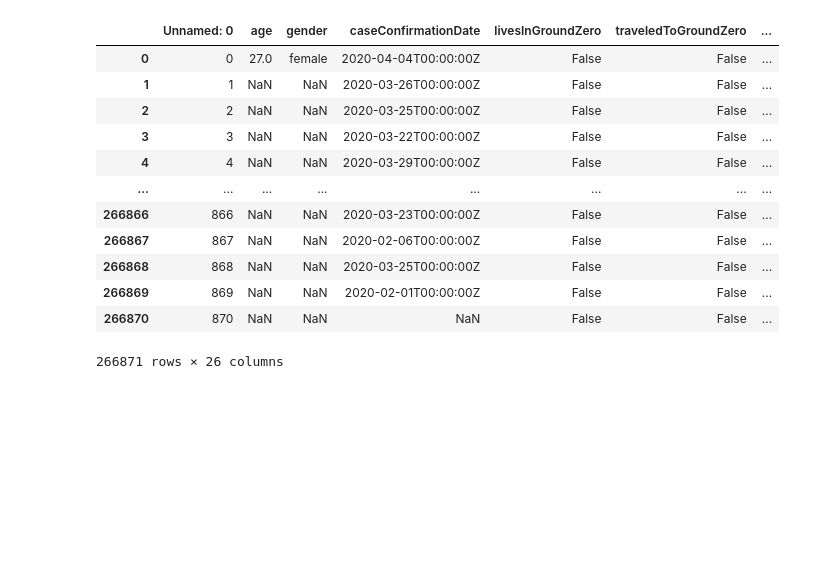
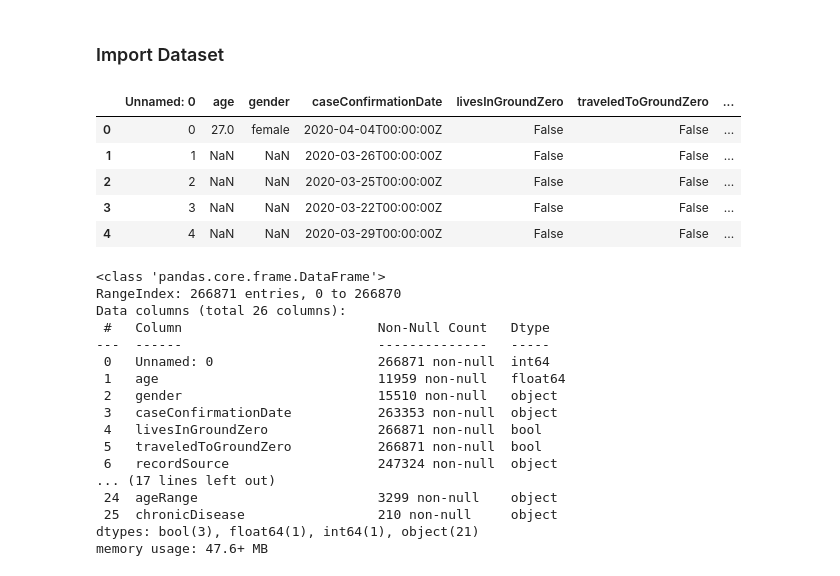
Before and after one commit to edsto1/Covid19_Analysis_and_MachineLearning_Predictions, a Jupyter notebook: Aritificial_Neural_Network_Covid_Risk.ipynb, the cells around one changed output. Drawn from its saved outputs; the diff is of its cells as text; code cells hidden in the pictures; blank space fills up the shorter version.

```diff
--- a/Aritificial_Neural_Network_Covid_Risk.ipynb
+++ b/Aritificial_Neural_Network_Covid_Risk.ipynb
@@ -8,19 +17,34 @@ from sklearn.model_selection import train_test_split
+# %% [markdown]
+### Import Dataset
 # %%
-#Import Data Set
 dataset = pd.read_csv('Covid19_LineList_Records.csv')
 pd.set_option('display.max_columns', None)
-dataset
+dataset.head()
 # %% [output]
 |  | Unnamed: 0 | age | gender | caseConfirmationDate | livesInGroundZero | traveledToGroundZero | ... |
 | 0 | 0 | 27.0 | female | 2020-04-04T00:00:00Z | False | False | ... |
 | 1 | 1 | NaN | NaN | 2020-03-26T00:00:00Z | False | False | ... |
 | 2 | 2 | NaN | NaN | 2020-03-25T00:00:00Z | False | False | ... |
 | 3 | 3 | NaN | NaN | 2020-03-22T00:00:00Z | False | False | ... |
 | 4 | 4 | NaN | NaN | 2020-03-29T00:00:00Z | False | False | ... |
-| ... | ... | ... | ... | ... | ... | ... | ... |
-| 266866 | 866 | NaN | NaN | 2020-03-23T00:00:00Z | False | False | ... |
-| 266867 | 867 | NaN | NaN | 2020-02-06T00:00:00Z | False | False | ... |
-| 266868 | 868 | NaN | NaN | 2020-03-25T00:00:00Z | False | False | ... |
-| 266869 | 869 | NaN | NaN | 2020-02-01T00:00:00Z | False | False | ... |
-| 266870 | 870 | NaN | NaN | NaN | False | False | ... |
-266871 rows × 26 columns
+# %%
+#GET DATASET INFO
+dataset.info()
+# %% [output]
+<class 'pandas.core.frame.DataFrame'>
+RangeIndex: 266871 entries, 0 to 266870
+Data columns (total 26 columns):
+ #   Column                         Non-Null Count   Dtype
+---  ------                         --------------   -----
+ 0   Unnamed: 0                     266871 non-null  int64
+ 1   age                            11959 non-null   float64
+ 2   gender                         15510 non-null   object
+ 3   caseConfirmationDate           263353 non-null  object
+ 4   livesInGroundZero              266871 non-null  bool
+ 5   traveledToGroundZero           266871 non-null  bool
+ 6   recordSource                   247324 non-null  object
+... (17 lines left out)
+ 24  ageRange                       3299 non-null    object
+ 25  chronicDisease                 210 non-null     object
+dtypes: bool(3), float64(1), int64(1), object(21)
+memory usage: 47.6+ MB
```
Also changed, not shown: parts of 30 cells of this notebook, 1 other file.
